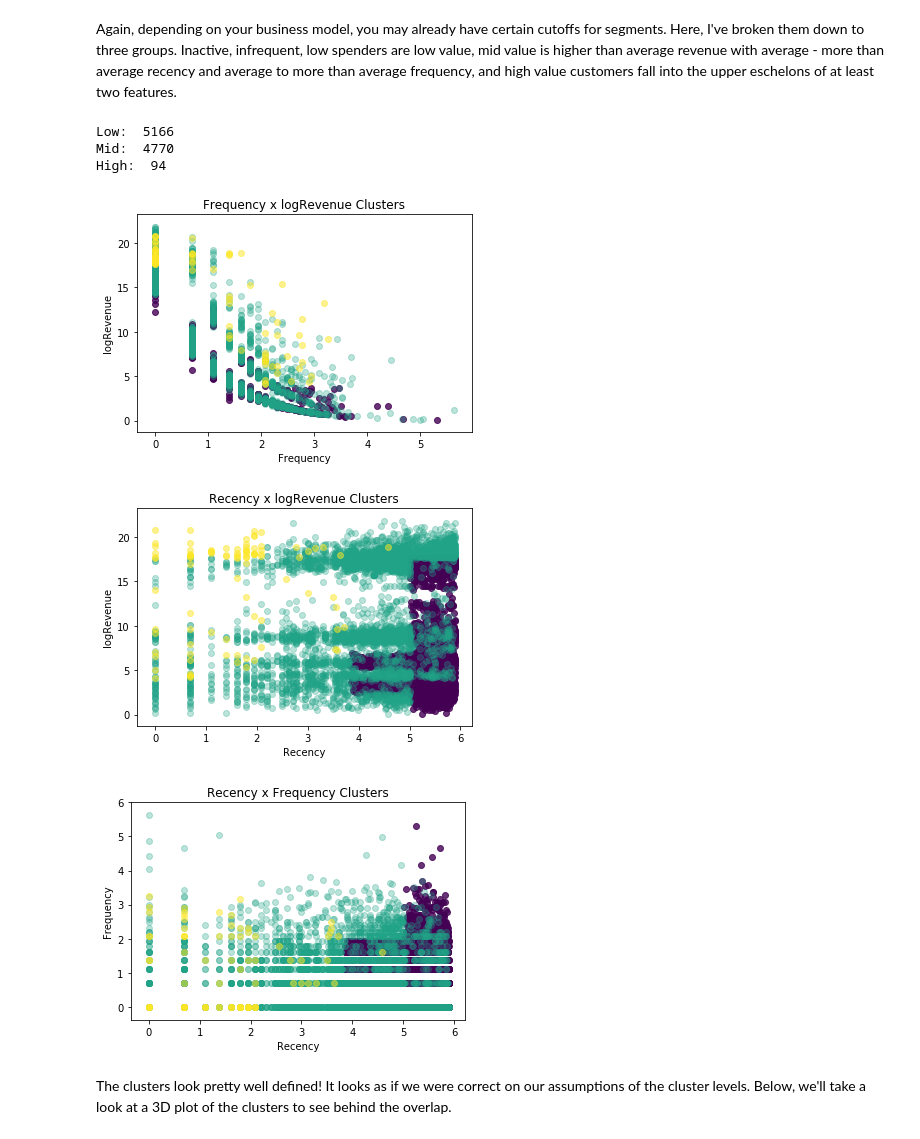
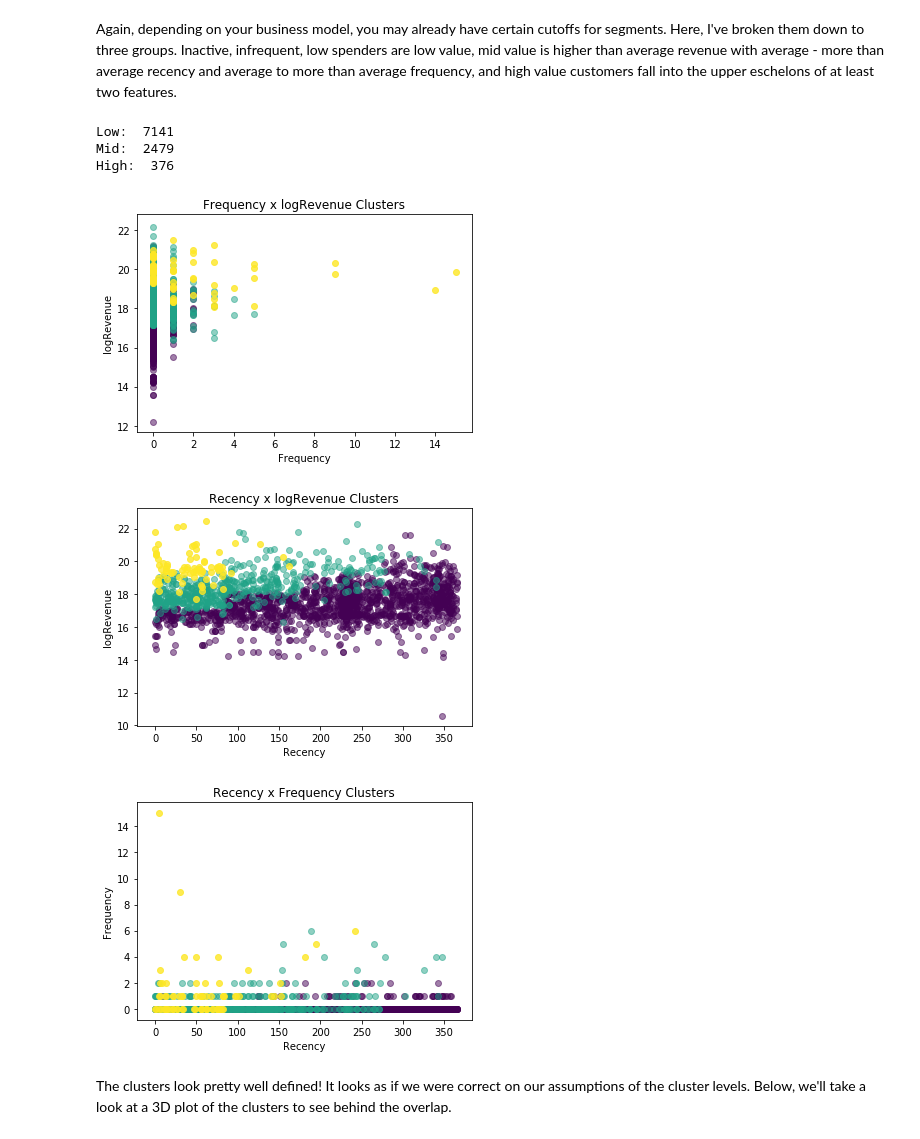
Before and after one commit to akelly66/Flatiron-School, a Jupyter notebook: Capstone-Project/CLV-attrition.ipynb, the cells around one changed output. Saved outputs shown, nothing was run; the diff lists cells and outputs as text; code cells hidden in the pictures.

Commit message:
Edited markdown, fixed segments (again), calculated CLV

```diff
--- a/Capstone-Project/CLV-attrition.ipynb
+++ b/Capstone-Project/CLV-attrition.ipynb
@@ -638,8 +609,8 @@ def revenue_cluster(cluster_number, revenue_col, dataframe):
 
     return dataframe
 
-purchases = revenue_cluster(5, 'logRevenue', purchases)
-purchases.groupby('RevenueCluster')['logRevenue'].describe()
+rfm_df = revenue_cluster(5, 'logRevenue', rfm_df)
+rfm_df.groupby('RevenueCluster')['logRevenue'].describe()
 # %% [output]
 |  | count | mean | std | min | 25% | 50% | 75% | max |
 | RevenueCluster |  |  |  |  |  |  |  |  |
@@ -660,8 +631,8 @@ purchases.groupby('RevenueCluster')['logRevenue'].describe()
 # %%
 # Adding cluster numbers to identify overall score per customer
 
-purchases['OverallScore'] = purchases['RecencyCluster'] + purchases['FrequencyCluster'] + purchases['RevenueCluster']
-purchases.groupby('OverallScore')['Recency','Frequency','logRevenue'].mean()
+rfm_df['OverallScore'] = rfm_df['RecencyCluster'] + rfm_df['FrequencyCluster'] + rfm_df['RevenueCluster']
+rfm_df.groupby('OverallScore')['Recency','Frequency','logRevenue'].mean()
 # %% [output]
 |  | Recency | Frequency | logRevenue |
 | OverallScore |  |  |  |
@@ -676,18 +650,18 @@ purchases.groupby('OverallScore')['Recency','Frequency','logRevenue'].mean()
 # %%
 # Naming and defining segments
-purchases['Segment'] = 0
-purchases.loc[purchases['OverallScore']>3,'Segment'] = 1
-purchases.loc[purchases['OverallScore']>6,'Segment'] = 2
+rfm_df['Segment'] = 0
+rfm_df.loc[rfm_df['OverallScore']>4,'Segment'] = 1
+rfm_df.loc[rfm_df['OverallScore']>6,'Segment'] = 2
 # %% [markdown]
 Again, depending on your business model, you may already have certain cutoffs for segments. Here, I've broken them down to three groups. Inactive, infrequent, low spenders are low value, mid value is higher than average revenue with average - more than average recency and average to more than average frequency, and high value customers fall into the upper eschelons of at least two features.
 # %%
-print('Low: ', len(purchases.query('Segment == 0')))
-print('Mid: ', len(purchases.query('Segment == 1')))
-print('High: ', len(purchases.query('Segment == 2')))
+print('Low: ', len(rfm_df.query('Segment == 0')))
+print('Mid: ', len(rfm_df.query('Segment == 1')))
+print('High: ', len(rfm_df.query('Segment == 2')))
 # %% [output]
-Low:  5166
-Mid:  4770
-High:  94
+Low:  7141
+Mid:  2479
+High:  376
 # %%
 def scatter_plot(col1, col2, df):
     '''
@@ -695,25 +669,27 @@ def scatter_plot(col1, col2, df):
     from the RFM dataframe and color codes
     each of the final clusters.'''
 
+    df = df.sample(n=2000)
+
     plt.figure(figsize=(6,4))
 
     # Low Value Segment
     plt.scatter(x=df.query("Segment == 0")[col1],
                y=df.query("Segment == 0")[col2],
                c='#440154FF',
-               alpha=.8)
+               alpha=.5)
 
     # Mid Value Segment
     plt.scatter(x=df.query("Segment == 1")[col1],
                y=df.query("Segment == 1")[col2],
                c='#20A387FF',
-               alpha=.3)
+               alpha=.5)
 
     # High Value Segment
     plt.scatter(x=df.query("Segment == 2")[col1],
                y=df.query("Segment == 2")[col2],
                c='#FDE725FF',
-               alpha=.5)
+               alpha=.8)
 
     plt.xlabel(col1)
     plt.ylabel(col2)
@@ -721,13 +697,13 @@ def scatter_plot(col1, col2, df):
     plt.show();
 # %%
 %matplotlib inline
-scatter_plot('Frequency', 'logRevenue', purchases)
-scatter_plot('Recency', 'logRevenue', purchases)
-scatter_plot('Recency', 'Frequency', purchases)
+scatter_plot('Frequency', 'logRevenue', rfm_df)
+scatter_plot('Recency', 'logRevenue', rfm_df)
+scatter_plot('Recency', 'Frequency', rfm_df)
 # %% [output]
-[figure, old version]
+[figure, new version]
-[figure, old version]
+[figure, new version]
-[figure, old version]
+[figure, new version]
 # %% [markdown]
 The clusters look pretty well defined! It looks as if we were correct on our assumptions of the cluster levels. Below, we'll take a look at a 3D plot of the clusters to see behind the overlap.
 # %%
```
Also changed, not shown: parts of 71 cells of this notebook, 2 other files.
